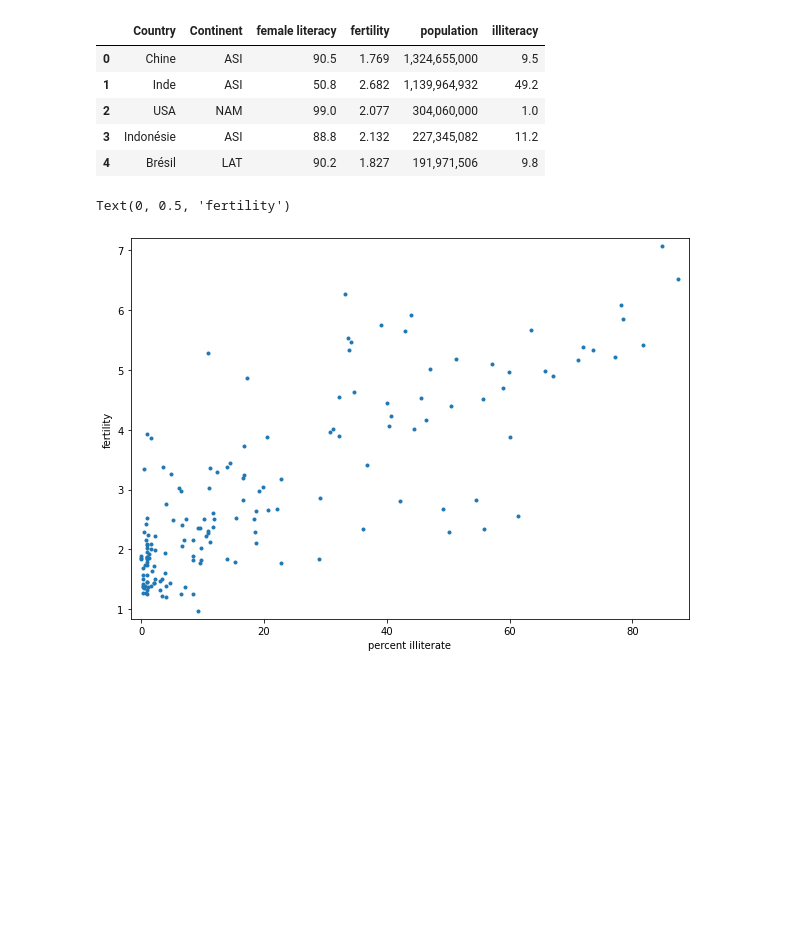
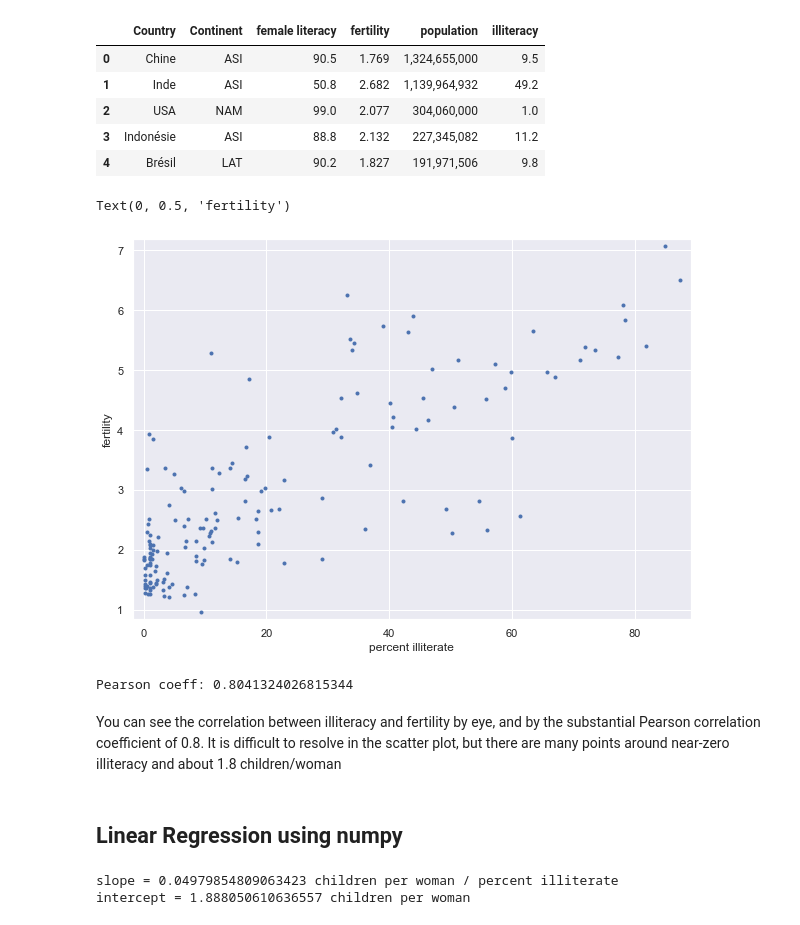
Before and after one commit to kipmadden/Statistical-Thinking, a Jupyter notebook: Literacy and Fertility of Women in the World.ipynb, the cells around one changed output. Saved outputs shown, nothing was run; the diff lists cells and outputs as text; code cells hidden in the pictures; blank space fills up the shorter version.

Commit message:
Added linear regression using np.polyfit()

```diff
--- a/Literacy and Fertility of Women in the World.ipynb
+++ b/Literacy and Fertility of Women in the World.ipynb
@@ -54,14 +54,33 @@ illiteracy = df.illiteracy
 fertility = df.fertility
 # %%
 # Plot the illiteracy rate versus fertility
-sns
+sns.set()
 fig, ax = plt.subplots(figsize=(10,7))
 plt.plot(illiteracy, fertility, marker='.', linestyle='none')
 
 # Set the margins and label axes
 plt.margins(0.02)
 plt.xlabel('percent illiterate')
 plt.ylabel('fertility')
 # %% [output]
 Text(0, 0.5, 'fertility')
-[figure, old version]
+[figure, new version]
+# %%
+# Show the Pearson correlation coefficient
+print(f"Pearson coeff: {pearson_r(illiteracy, fertility)}")
+# %% [output]
+Pearson coeff: 0.8041324026815344
+# %% [markdown]
+You can see the correlation between illiteracy and fertility by eye, and by the substantial Pearson correlation coefficient of 0.8. It is difficult to resolve in the scatter plot, but there are many points around near-zero illiteracy and about 1.8 children/woman
+# %% [markdown]
+## Linear Regression using numpy
+# %%
+# Perform a linear regression using np.polyfit(): a, b
+a, b = np.polyfit(illiteracy, fertility, 1)
+
+# Print the results to the screen
+print('slope =', a, 'children per woman / percent illiterate')
+print('intercept =', b, 'children per woman')
+# %% [output]
+slope = 0.04979854809063423 children per woman / percent illiterate
+intercept = 1.888050610636557 children per woman
```
Also changed, not shown: parts of 1 cell of this notebook.
